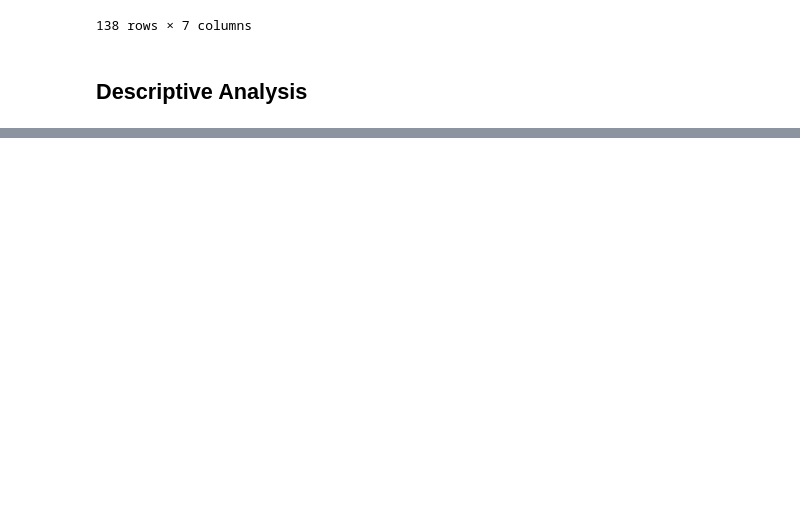
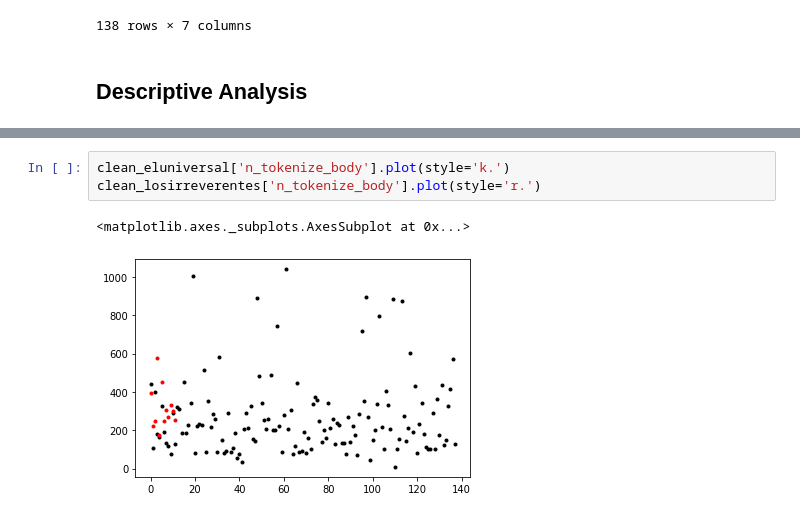
Before and after one commit to Luisehica/Data_Engineering, a Jupyter notebook: proyecto_curso.ipynb, the cells around one changed output, grey strips where cells are left out. Drawn from its saved outputs; the diff is of its cells as text; blank space fills up the shorter version.

```diff
--- a/proyecto_curso.ipynb
+++ b/proyecto_curso.ipynb
@@ -393,0 +420,6 @@ clean_eluniversal = pd.read_csv('web_scraping/clean_eluniversal_2020_04_10_artic
+# %%
+clean_eluniversal['n_tokenize_body'].plot(style='k.')
+clean_losirreverentes['n_tokenize_body'].plot(style='r.')
+# %% [output]
+<matplotlib.axes._subplots.AxesSubplot at 0x...>
+[figure, added]
```
Also changed, not shown: parts of 13 cells of this notebook, 8 other files.
